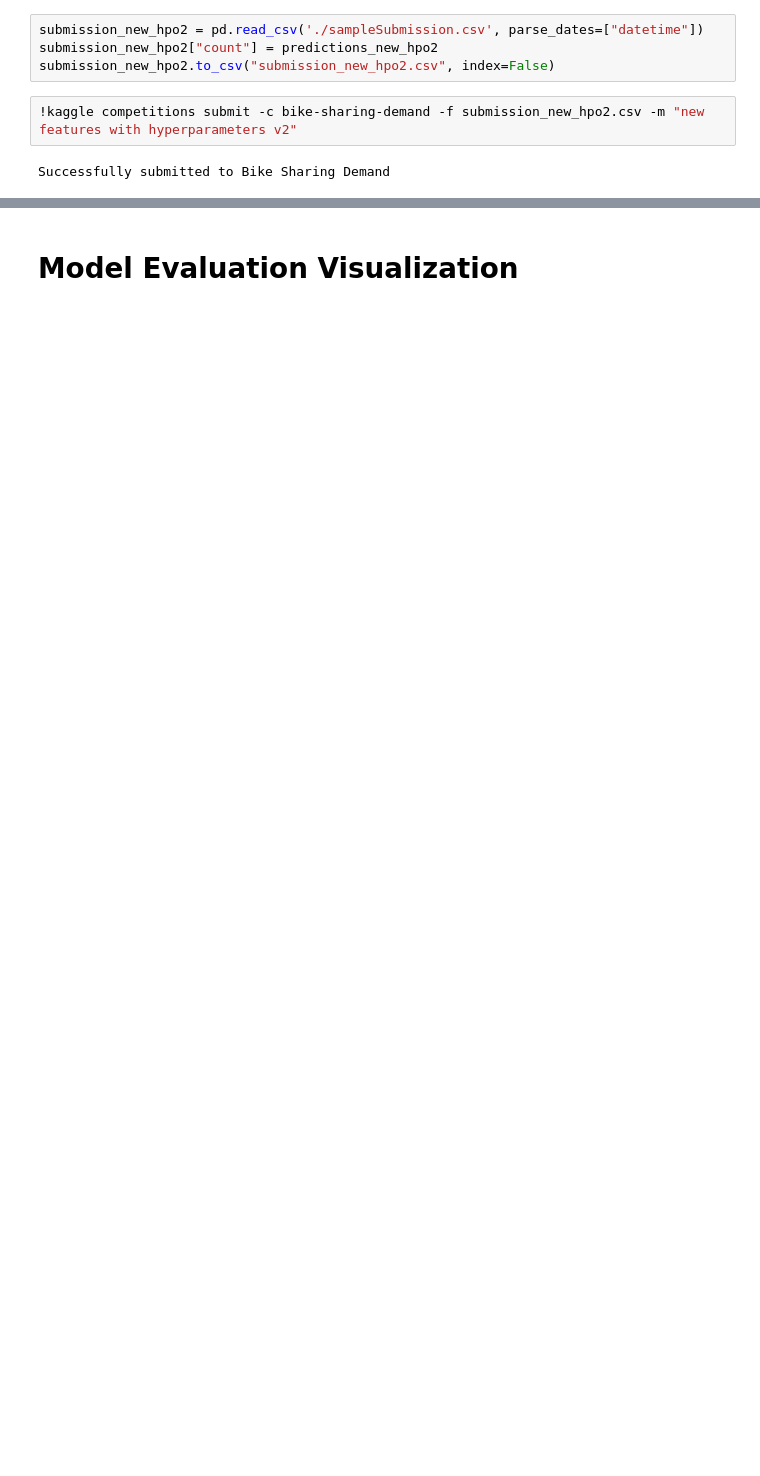
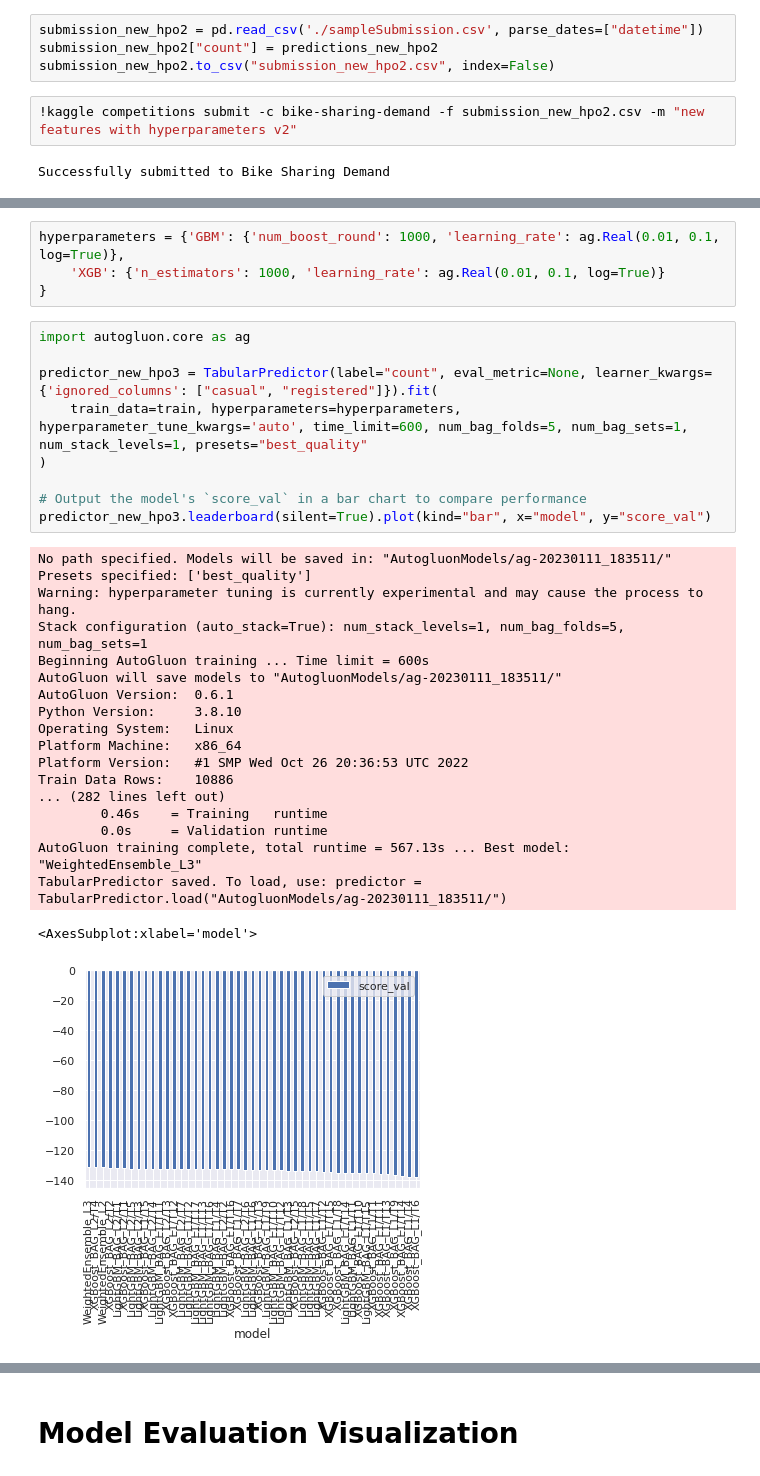
Before and after one commit to soumiyamathur/udacity-aws-ml-bikesharing-autogluon, a Jupyter notebook: project_notebook.ipynb, the cells around one changed output, grey strips where cells are left out. Drawn from its saved outputs; the diff is of its cells as text; blank space fills up the shorter version.

```diff
--- a/project_notebook.ipynb
+++ b/project_notebook.ipynb
@@ -840,0 +843,33 @@ submission.csv               2023-01-09 17:36:39  first raw submission-soumiya
+# %%
+hyperparameters = {'GBM': {'num_boost_round': 1000, 'learning_rate': ag.Real(0.01, 0.1, log=True)},
+    'XGB': {'n_estimators': 1000, 'learning_rate': ag.Real(0.01, 0.1, log=True)}
+}
+# %%
+import autogluon.core as ag
+
+predictor_new_hpo3 = TabularPredictor(label="count", eval_metric=None, learner_kwargs={'ignored_columns': ["casual", "registered"]}).fit(
+    train_data=train, hyperparameters=hyperparameters, hyperparameter_tune_kwargs='auto', time_limit=600, num_bag_folds=5, num_bag_sets=1, num_stack_levels=1, presets="best_quality"
+)
+
+# Output the model's `score_val` in a bar chart to compare performance
+predictor_new_hpo3.leaderboard(silent=True).plot(kind="bar", x="model", y="score_val")
+# %% [output]
+No path specified. Models will be saved in: "AutogluonModels/ag-20230111_183511/"
+Presets specified: ['best_quality']
+Warning: hyperparameter tuning is currently experimental and may cause the process to hang.
+Stack configuration (auto_stack=True): num_stack_levels=1, num_bag_folds=5, num_bag_sets=1
+Beginning AutoGluon training ... Time limit = 600s
+AutoGluon will save models to "AutogluonModels/ag-20230111_183511/"
+AutoGluon Version:  0.6.1
+Python Version:     3.8.10
+Operating System:   Linux
+Platform Machine:   x86_64
+Platform Version:   #1 SMP Wed Oct 26 20:36:53 UTC 2022
+Train Data Rows:    10886
+... (282 lines left out)
+        0.46s    = Training   runtime
+        0.0s     = Validation runtime
+AutoGluon training complete, total runtime = 567.13s ... Best model: "WeightedEnsemble_L3"
+TabularPredictor saved. To load, use: predictor = TabularPredictor.load("AutogluonModels/ag-20230111_183511/")
+<AxesSubplot:xlabel='model'>
+[figure, added]
```
Also changed, not shown: parts of 29 cells of this notebook, 1 other file.
